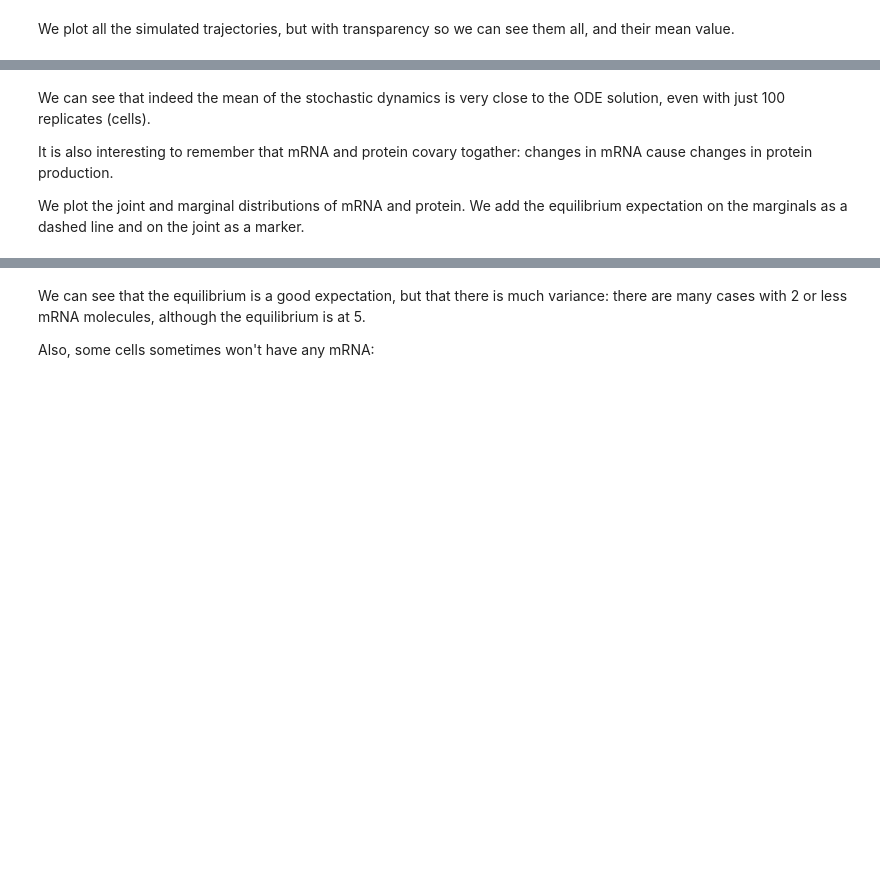
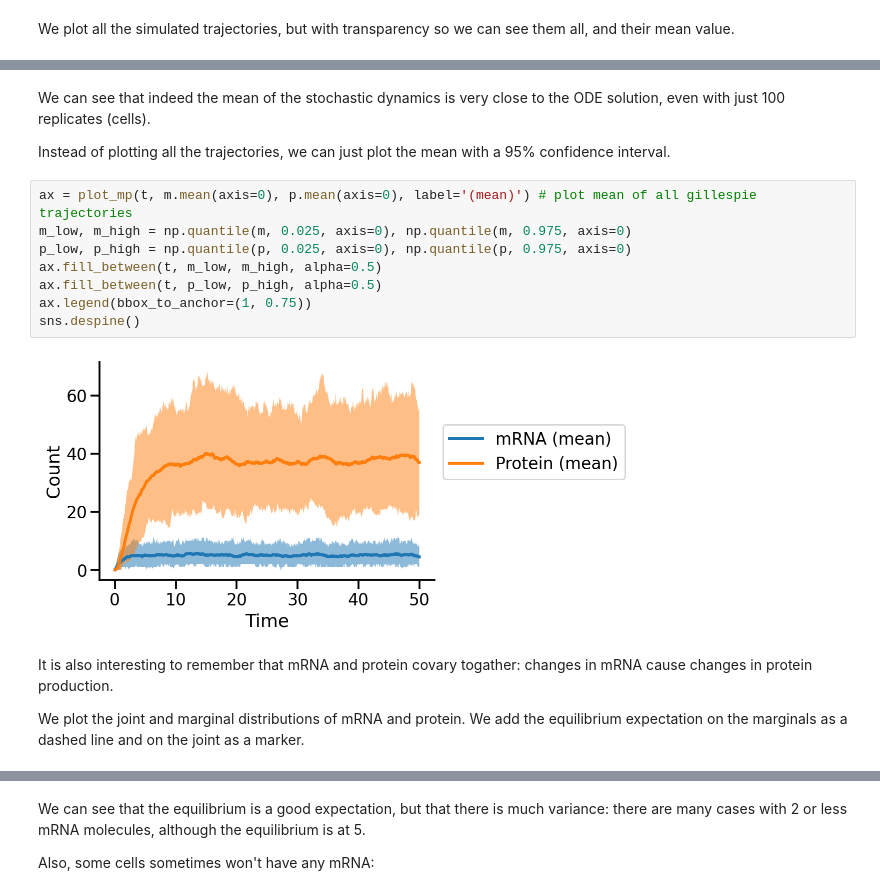
Before and after one commit to yoavram/SciComPy, a Jupyter notebook: notebooks/gillespie.ipynb, the cells around one changed output, grey strips where cells are left out. Drawn from its saved outputs; the diff is of its cells as text; blank space fills up the shorter version.

```diff
--- a/notebooks/gillespie.ipynb
+++ b/notebooks/gillespie.ipynb
@@ -356,6 +394,18 @@ ax.legend().set_visible(False)
+# %% [markdown]
+We can see that indeed the mean of the stochastic dynamics is very close to the ODE solution, even with just 100 replicates (cells).
+
+Instead of plotting all the trajectories, we can just plot the mean with a 95% confidence interval.
+# %%
+ax = plot_mp(t, m.mean(axis=0), p.mean(axis=0), label='(mean)') # plot mean of all gillespie trajectories
+m_low, m_high = np.quantile(m, 0.025, axis=0), np.quantile(m, 0.975, axis=0)
+p_low, p_high = np.quantile(p, 0.025, axis=0), np.quantile(p, 0.975, axis=0)
+ax.fill_between(t, m_low, m_high, alpha=0.5)
+ax.fill_between(t, p_low, p_high, alpha=0.5)
+ax.legend(bbox_to_anchor=(1, 0.75))
+sns.despine()
+# %% [output]
+[figure, added]
 # %% [markdown]
-We can see that indeed the mean of the stochastic dynamics is very close to the ODE solution, even with just 100 replicates (cells).
-
 It is also interesting to remember that mRNA and protein covary togather: changes in mRNA cause changes in protein production.
 
 We plot the joint and marginal distributions of mRNA and protein.
```
Also changed, not shown: parts of 26 cells of this notebook.
